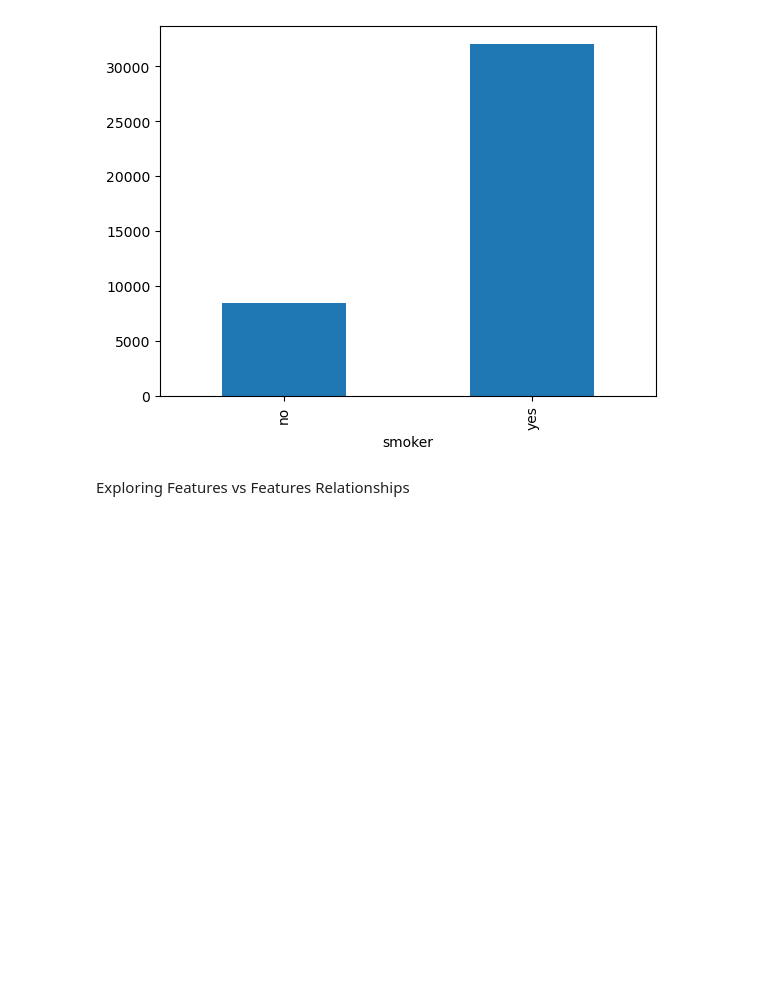
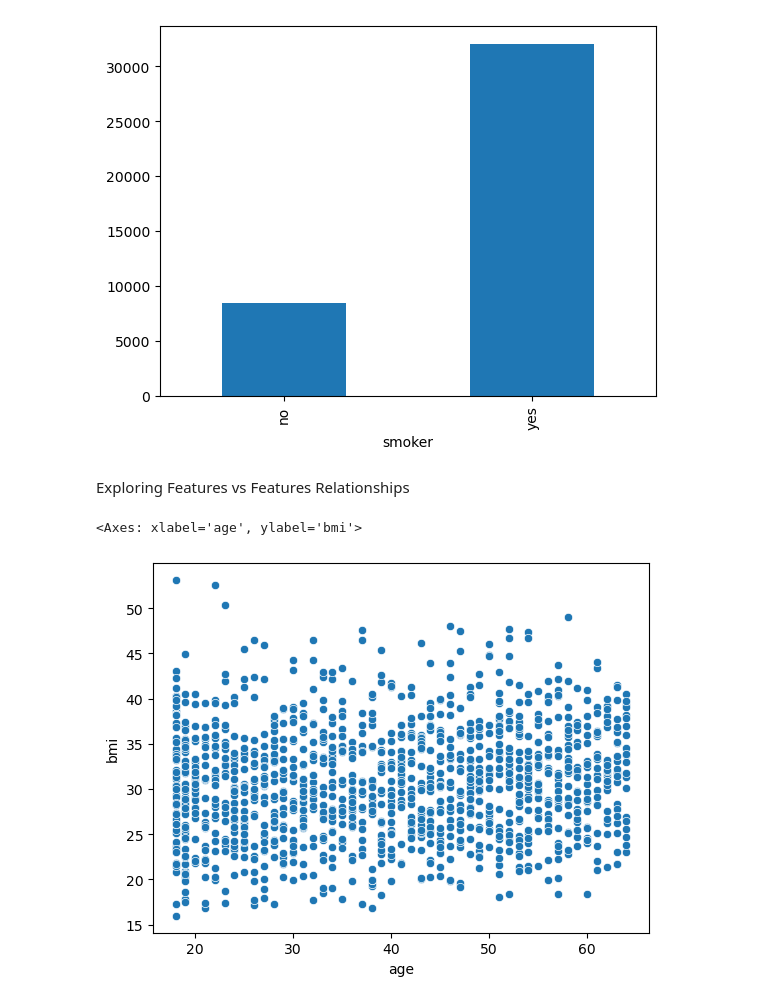
Before and after one commit to Yeasirzawad/Maven-Regression, a Jupyter notebook: Insurance.ipynb, the cells around one changed output. Cells and saved outputs as stored; diff of their text form; code cells hidden in the pictures; blank space fills up the shorter version.

```diff
--- a/Insurance.ipynb
+++ b/Insurance.ipynb
@@ -103,3 +103,8 @@ df.groupby("smoker")["charges"].mean().plot.bar()
 [figure]
 # %% [markdown]
 Exploring Features vs Features Relationships
+# %%
+sns.scatterplot(df, x = "age", y = "bmi")
+# %% [output]
+<Axes: xlabel='age', ylabel='bmi'>
+[figure, added]
```
Also changed, not shown: parts of 3 cells of this notebook.
